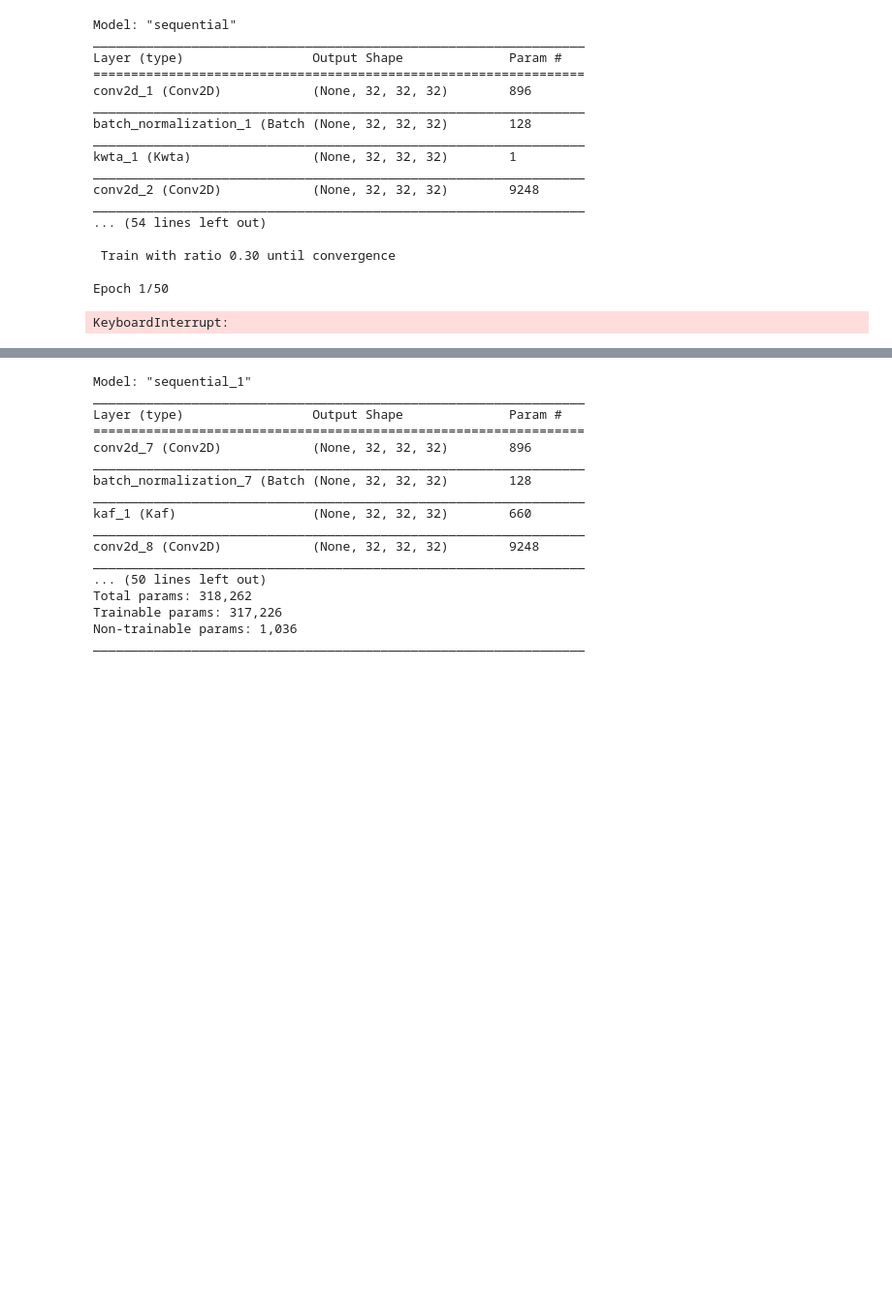
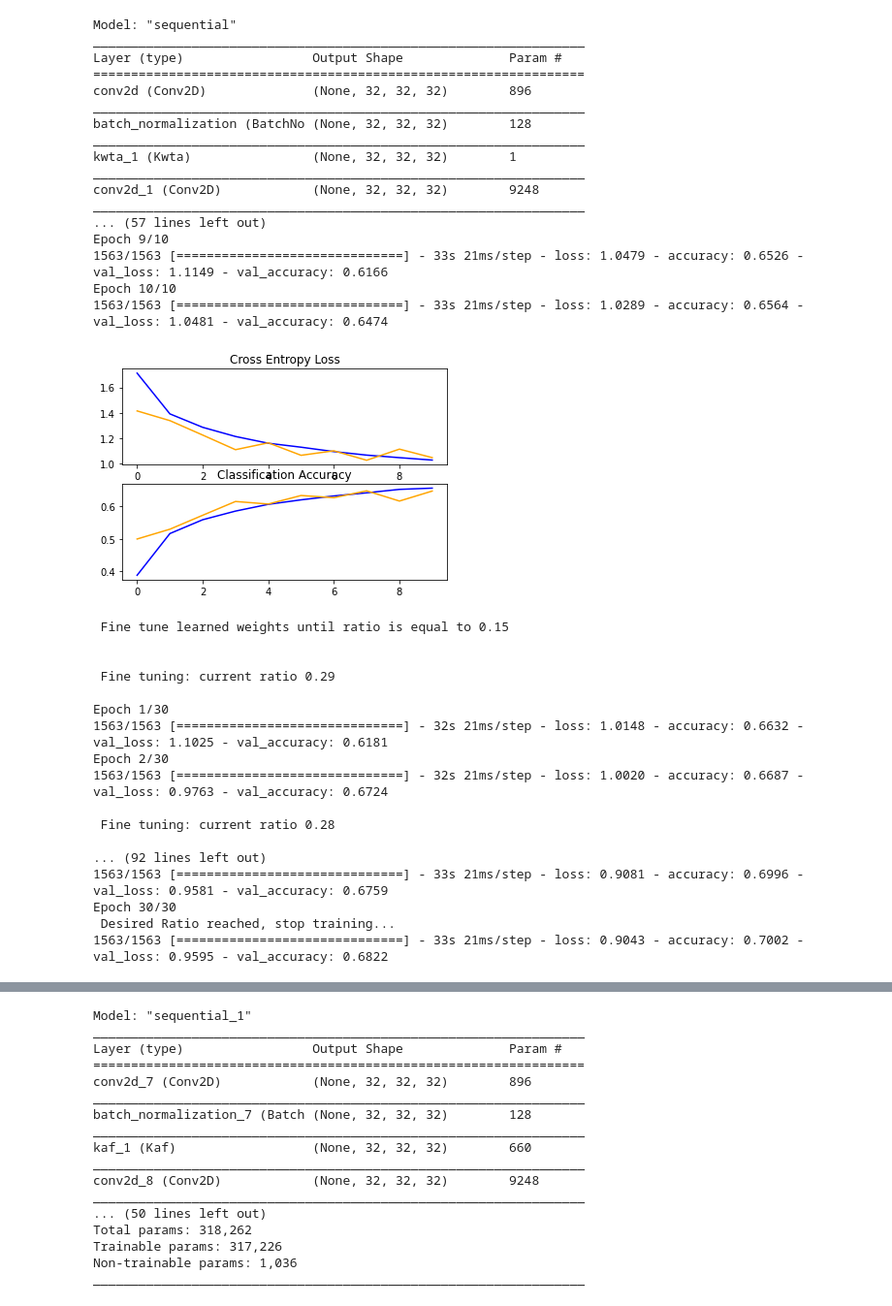
Before and after one commit to arbiter1elegantiae/Robustness-of-deep-neural-networks-with-trainable-activation-functions, a Jupyter notebook: models.ipynb, the cells around one changed output, grey strips where cells are left out. Shown at 97% size. Drawn from its saved outputs; the diff is of its cells as text; code cells hidden in the pictures; blank space fills up the shorter version.

```diff
--- a/models.ipynb
+++ b/models.ipynb
@@ -145,59 +159,76 @@ kwta_cnn = Sequential([
   layers.MaxPooling2D(pool_size=(2,2)),
   layers.Dropout(0.30, seed=42),
 
-  layers.Conv2D(128, 3, padding='same', activation=None, kernel_initializer='he_uniform'),
-  layers.BatchNormalization(),
-  activationsf.Kwta(ratio=0.30, conv=True, name='kwta_5'),
-  layers.Conv2D(128, 3, padding='same', activation=None, kernel_initializer='he_uniform'),
-  layers.BatchNormalization(),
-  activationsf.Kwta(ratio=0.30, conv=True, name='kwta_6'),
-  layers.MaxPooling2D(pool_size=(2,2)),
-  layers.Dropout(0.4, seed=42),
+  #layers.Conv2D(128, 3, padding='same', activation=None, kernel_initializer='he_uniform'),
+  #layers.BatchNormalization(),
+  #activationsf.Kwta(ratio=0.30, conv=True, name='kwta_5'),
+  #layers.Conv2D(128, 3, padding='same', activation=None, kernel_initializer='he_uniform'),
+  #layers.BatchNormalization(),
+  #activationsf.Kwta(ratio=0.30, conv=True, name='kwta_6'),
+  #layers.MaxPooling2D(pool_size=(2,2)),
+  #layers.Dropout(0.4, seed=42),
 
   layers.GlobalAveragePooling2D(),
   layers.Dense(128, activation=None, kernel_regularizer=regularizers.l2(0.0012)),
-  activationsf.Kwta(ratio=0.30, name='kwta_7'),
-  layers.Dropout(0.5, seed=42),
+  activationsf.Kwta(ratio=0.30, name='kwta_5'),
+  layers.Dropout(0.4, seed=42),
   layers.Dense(10, activation='softmax', kernel_regularizer=regularizers.l2(0.0012))
 
 ])
 
 kwta_cnn.compile(optimizer=tf.keras.optimizers.Adam(),
               loss=tf.keras.losses.SparseCategoricalCrossentropy(from_logits=False),
               metrics=['accuracy'])
 
 
 kwta_cnn.summary()
 
 print('\n Train with ratio 0.30 until convergence \n')
-history_kwta_es = kwta_cnn.fit(train.shuffle(1000).batch(32), epochs = 50, validation_data=(x_test, y_test), callbacks=[es])
+history_kwta_es = kwta_cnn.fit(train.shuffle(500).batch(32), epochs = 10, validation_data=(x_test, y_test), callbacks=[es])
 summarize_diagnostics(history_kwta_es)
 
 print('\n Fine tune learned weights until ratio is equal to 0.15 \n')
-history_kwta_ft = kwta_cnn.fit(x=x_train, y=y_train, batch_size=32, epochs = 30, validation_data=(x_test, y_test), callbacks=[activationsf.incremental_learning_withDecreasing_ratio(num_layers=7)])
+history_kwta_ft = kwta_cnn.fit(train.shuffle(500).batch(32), epochs = 30, validation_data=(x_test, y_test), callbacks=[activationsf.incremental_learning_withDecreasing_ratio(num_layers=5)])
 summarize_diagnostics(history_kwta_ft, fine_tuning=True)
 
 print('\n Model Evaluation \n')
 kwta_cnn.evaluate(x = x_test, y = y_test, batch_size=32)
 
 print('\n Save the Model \n')
 kwta_cnn.save('saved_custom_model/kwta_cnn')
 # %% [output]
 Model: "sequential"
 _________________________________________________________________
 Layer (type)                 Output Shape              Param #
 =================================================================
-conv2d_1 (Conv2D)            (None, 32, 32, 32)        896
+conv2d (Conv2D)              (None, 32, 32, 32)        896
 _________________________________________________________________
-batch_normalization_1 (Batch (None, 32, 32, 32)        128
+batch_normalization (BatchNo (None, 32, 32, 32)        128
 _________________________________________________________________
 kwta_1 (Kwta)                (None, 32, 32, 32)        1
 _________________________________________________________________
-conv2d_2 (Conv2D)            (None, 32, 32, 32)        9248
+conv2d_1 (Conv2D)            (None, 32, 32, 32)        9248
 _________________________________________________________________
-... (54 lines left out)
-
- Train with ratio 0.30 until convergence
-
-Epoch 1/50
+... (57 lines left out)
+Epoch 9/10
+1563/1563 [==============================] - 33s 21ms/step - loss: 1.0479 - accuracy: 0.6526 - val_loss: 1.1149 - val_accuracy: 0.6166
+Epoch 10/10
+1563/1563 [==============================] - 33s 21ms/step - loss: 1.0289 - accuracy: 0.6564 - val_loss: 1.0481 - val_accuracy: 0.6474
+[figure, added]
-KeyboardInterrupt:
+ Fine tune learned weights until ratio is equal to 0.15
+
+
+ Fine tuning: current ratio 0.29
+
+Epoch 1/30
+1563/1563 [==============================] - 32s 21ms/step - loss: 1.0148 - accuracy: 0.6632 - val_loss: 1.1025 - val_accuracy: 0.6181
+Epoch 2/30
+1563/1563 [==============================] - 32s 21ms/step - loss: 1.0020 - accuracy: 0.6687 - val_loss: 0.9763 - val_accuracy: 0.6724
+
+ Fine tuning: current ratio 0.28
+
+... (92 lines left out)
+1563/1563 [==============================] - 33s 21ms/step - loss: 0.9081 - accuracy: 0.6996 - val_loss: 0.9581 - val_accuracy: 0.6759
+Epoch 30/30
+ Desired Ratio reached, stop training...
+1563/1563 [==============================] - 33s 21ms/step - loss: 0.9043 - accuracy: 0.7002 - val_loss: 0.9595 - val_accuracy: 0.6822
```
Also changed, not shown: parts of 5 cells of this notebook, 13 other files.
